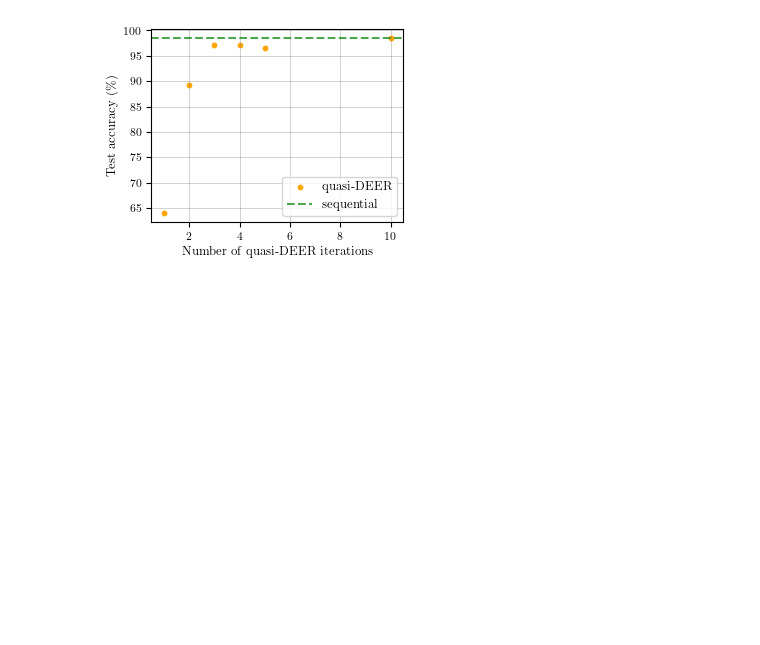
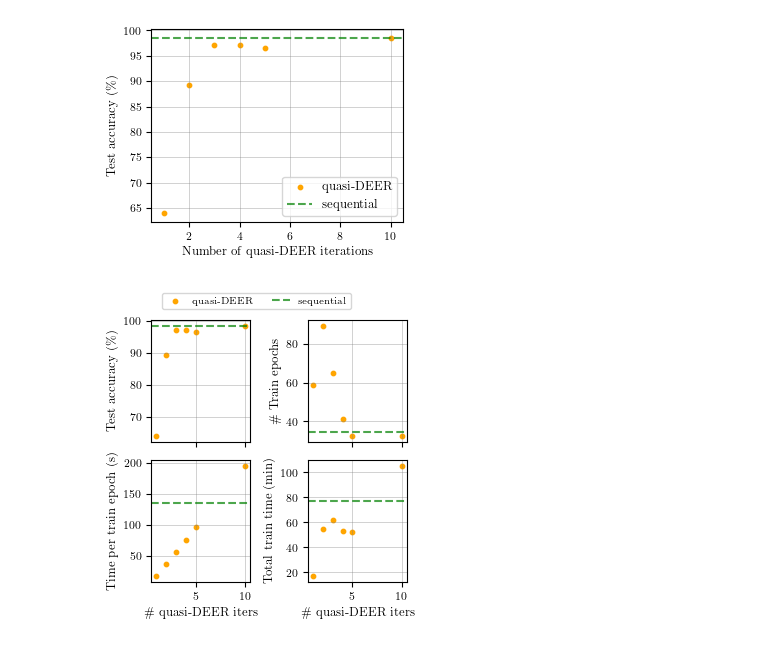
Before and after one commit to ekellbuch/deep_ssm, a Jupyter notebook: figures/smnist_compute_accuracy_plot.ipynb, the cells around one changed output. Cells and saved outputs as stored; diff of their text form; code cells hidden in the pictures; blank space fills up the shorter version.

```diff
--- a/figures/smnist_compute_accuracy_plot.ipynb
+++ b/figures/smnist_compute_accuracy_plot.ipynb
@@ -111,3 +197,82 @@ axs.legend(loc="lower right")  # Adjust location as needed
 plt.savefig("smnist_compute_accuracy.pdf", bbox_inches="tight")
 # %% [output]
 [figure]
+# %%
+seq_train_time = seq[~seq["train_time"].isna()][["train_time"]].mean()
+seq_train_epochs = seq[["trainer/global_step", "seed"]].groupby(
+    ["seed"]
+).max().mean().item()
+
+fig, axs = plt.subplots(2, 2, figsize=(3.25,3.25), sharex=True)
+
+# Scatter plot
+axs[0,0].scatter(num_iters, test_accuracy, s=10, color="orange", label="quasi-DEER")
+
+# Labels
+axs[0,0].set_ylabel("Test accuracy (\%)")
+
+# Horizontal line
+axs[0,0].set_xlim(0.5, 10.5)  # Adjust as needed to add some padding
+axs[0,0].hlines(
+    100 * seq_test_acc,
+    xmin=0.5,
+    xmax=10.5,
+    linestyle="--",
+    alpha=0.7,
+    color="green",
+    label="sequential",
+)
+
+
+axs[1, 0].scatter(both_df.index, both_df["train_time"], s=10, color="orange")
+axs[1, 0].set_xlabel("\# quasi-DEER iters")
+axs[1, 0].set_ylabel("Time per train epoch (s)")
+axs[1, 0].hlines(
+    seq_train_time,
+    xmin=0.5,
+    xmax=10.5,
+    linestyle="--",
+    alpha=0.7,
+    color="green",
+)
+
+axs[0, 1].scatter(both_df.index, both_df["trainer/global_step"], s=10, color="orange")
+axs[0,1].set_ylabel("\# Train epochs")
+axs[0, 1].hlines(
+    seq[["trainer/global_step", "seed"]].groupby(["seed"]).max().mean().item(),
+    xmin=0.5,
+    xmax=10.5,
+    linestyle="--",
+    alpha=0.7,
+    color="green",
+)
+
+axs[1, 1].scatter(both_df.index, both_df["total_time"], s=10, color="orange")
+axs[1, 1].set_xlabel("\# quasi-DEER iters")
+axs[1,1].set_ylabel("Total train time (min)")
+axs[1, 1].hlines(
+    seq_train_time * seq_train_epochs / 60,
+    xmin=0.5,
+    xmax=10.5,
+    linestyle="--",
+    alpha=0.7,
+    color="green",
+)
+
+for ax in axs.flat:
+    ax.grid(color="gray", linewidth=0.5, alpha=0.5)
+
+
+fig.legend(
+    loc="upper center",  # Position the legend at the top center
+    bbox_to_anchor=(
+        0.5,
+        1.05,
+    ),  # Adjust the position (x=0.5 centers it, y=1.05 places it above)
+    ncol=2,  # Number of columns in the legend
+    fontsize="small",  # Optional: Adjust font size
+)
+plt.tight_layout()
+plt.savefig("smnist_with_timing.pdf", bbox_inches="tight")
+# %% [output]
+[figure, added]
```
Also changed, not shown: parts of 15 cells of this notebook.
